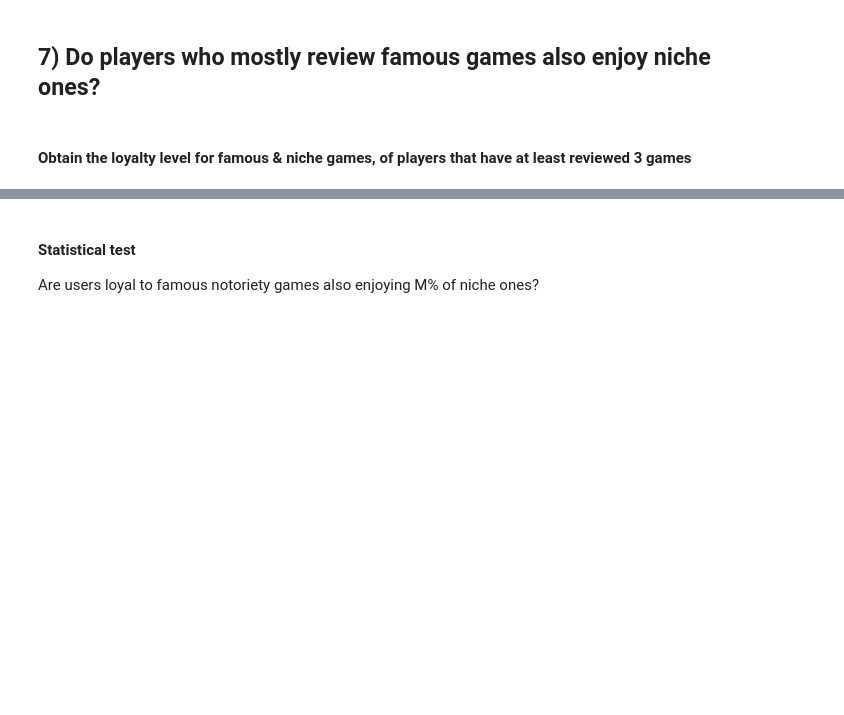
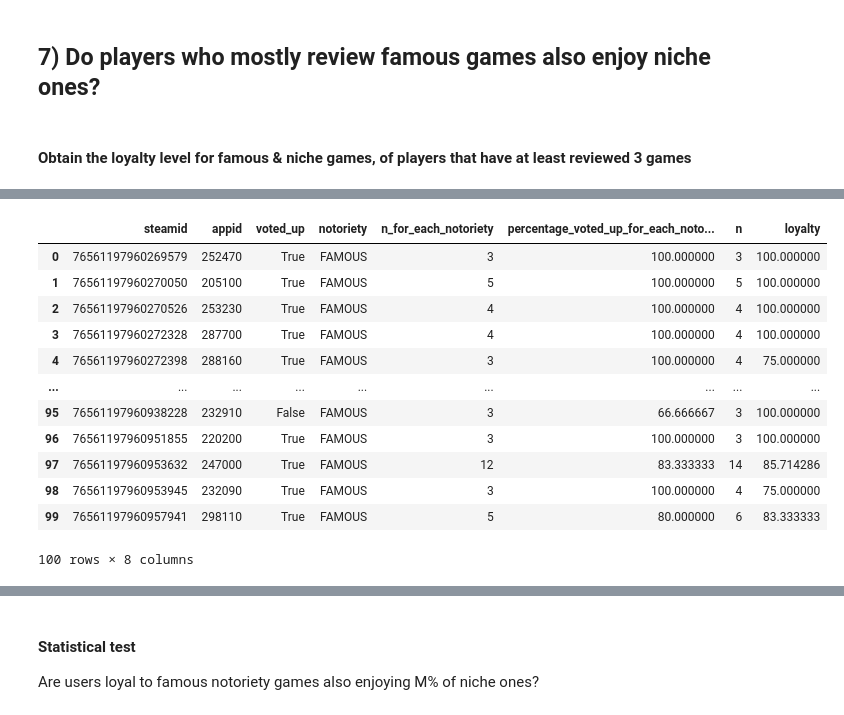
Before and after one commit to Amatofrancesco99/dsbda2022, a Jupyter notebook: notebooks/hypotheses/distributed/6-7th.ipynb, the cells around one changed output, grey strips where cells are left out. Drawn from its saved outputs; the diff is of its cells as text; code cells hidden in the pictures; blank space fills up the shorter version.

```diff
--- a/notebooks/hypotheses/distributed/6-7th.ipynb
+++ b/notebooks/hypotheses/distributed/6-7th.ipynb
@@ -256,0 +344,4 @@ niche_appreciation_pop_game_players.value_counts()
+# %%
+loyalty_famous_high = m_pd[(m_pd['notoriety'] == 'FAMOUS') & (m_pd['loyalty'] > 55.0)]
+loyalty_famous_high.to_spark().limit(100).toPandas()
+# %% [output]
@@ -256,0 +365,13 @@ niche_appreciation_pop_game_players.value_counts()
+|  | steamid | appid | voted_up | notoriety | n_for_each_notoriety | percentage_voted_up_for_each_noto... | n | loyalty |
+| 0 | 76561197960269579 | 252470 | True | FAMOUS | 3 | 100.000000 | 3 | 100.000000 |
+| 1 | 76561197960270050 | 205100 | True | FAMOUS | 5 | 100.000000 | 5 | 100.000000 |
+| 2 | 76561197960270526 | 253230 | True | FAMOUS | 4 | 100.000000 | 4 | 100.000000 |
+| 3 | 76561197960272328 | 287700 | True | FAMOUS | 4 | 100.000000 | 4 | 100.000000 |
+| 4 | 76561197960272398 | 288160 | True | FAMOUS | 3 | 100.000000 | 4 | 75.000000 |
+| ... | ... | ... | ... | ... | ... | ... | ... | ... |
+| 95 | 76561197960938228 | 232910 | False | FAMOUS | 3 | 66.666667 | 3 | 100.000000 |
+| 96 | 76561197960951855 | 220200 | True | FAMOUS | 3 | 100.000000 | 3 | 100.000000 |
+| 97 | 76561197960953632 | 247000 | True | FAMOUS | 12 | 83.333333 | 14 | 85.714286 |
+| 98 | 76561197960953945 | 232090 | True | FAMOUS | 3 | 100.000000 | 4 | 75.000000 |
+| 99 | 76561197960957941 | 298110 | True | FAMOUS | 5 | 80.000000 | 6 | 83.333333 |
+100 rows × 8 columns
```
Also changed, not shown: parts of 27 cells of this notebook.
